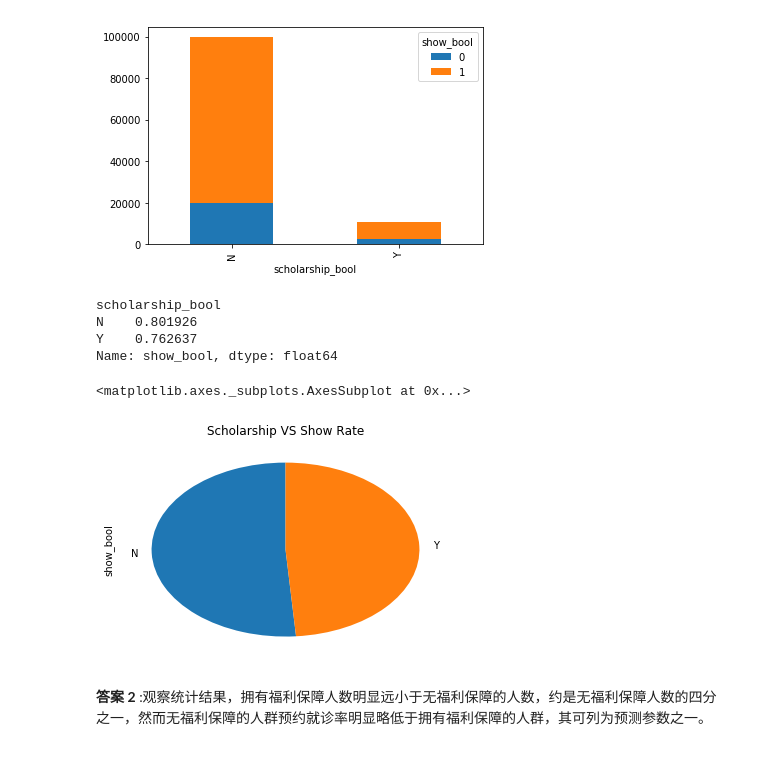
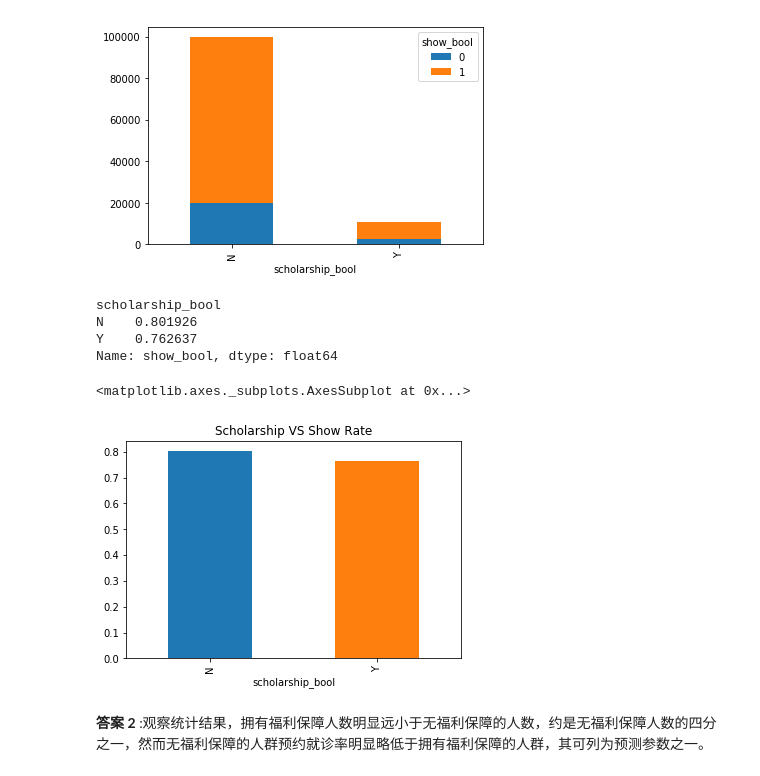
Before and after one commit to andy74911/Udacity, a Jupyter notebook: Machine Learning (Junior)/探索数据集/于巴西未前往就诊的挂号预约探讨.ipynb, the cells around one changed output. Drawn from its saved outputs; the diff is of its cells as text; code cells hidden in the pictures.

```diff
--- a/Machine Learning (Junior)/探索数据集/于巴西未前往就诊的挂号预约探讨.ipynb
+++ b/Machine Learning (Junior)/探索数据集/于巴西未前往就诊的挂号预约探讨.ipynb
@@ -113,14 +109,14 @@ Name: PatientId, dtype: int64>
 # %%
 scholar_ratio = df.groupby('scholarship_bool')['show_bool'].mean()
 print(scholar_ratio)
-scholar_ratio.plot(kind = 'pie', startangle = 90, title = 'Scholarship VS Show Rate')
+scholar_ratio.plot(kind = 'bar', title = 'Scholarship VS Show Rate')
 # %% [output]
 scholarship_bool
 N    0.801926
 Y    0.762637
 Name: show_bool, dtype: float64
 <matplotlib.axes._subplots.AxesSubplot at 0x...>
-[figure, old version]
+[figure, new version]
 # %% [markdown]
 **答案 2** :观察统计结果，拥有福利保障人数明显远小于无福利保障的人数，约是无福利保障人数的四分之一，然而无福利保障的人群预约就诊率明显略低于拥有福利保障的人群，其可列为预测参数之一。
 # %% [markdown]
```
Also changed, not shown: parts of 7 cells of this notebook, 1 other file.
